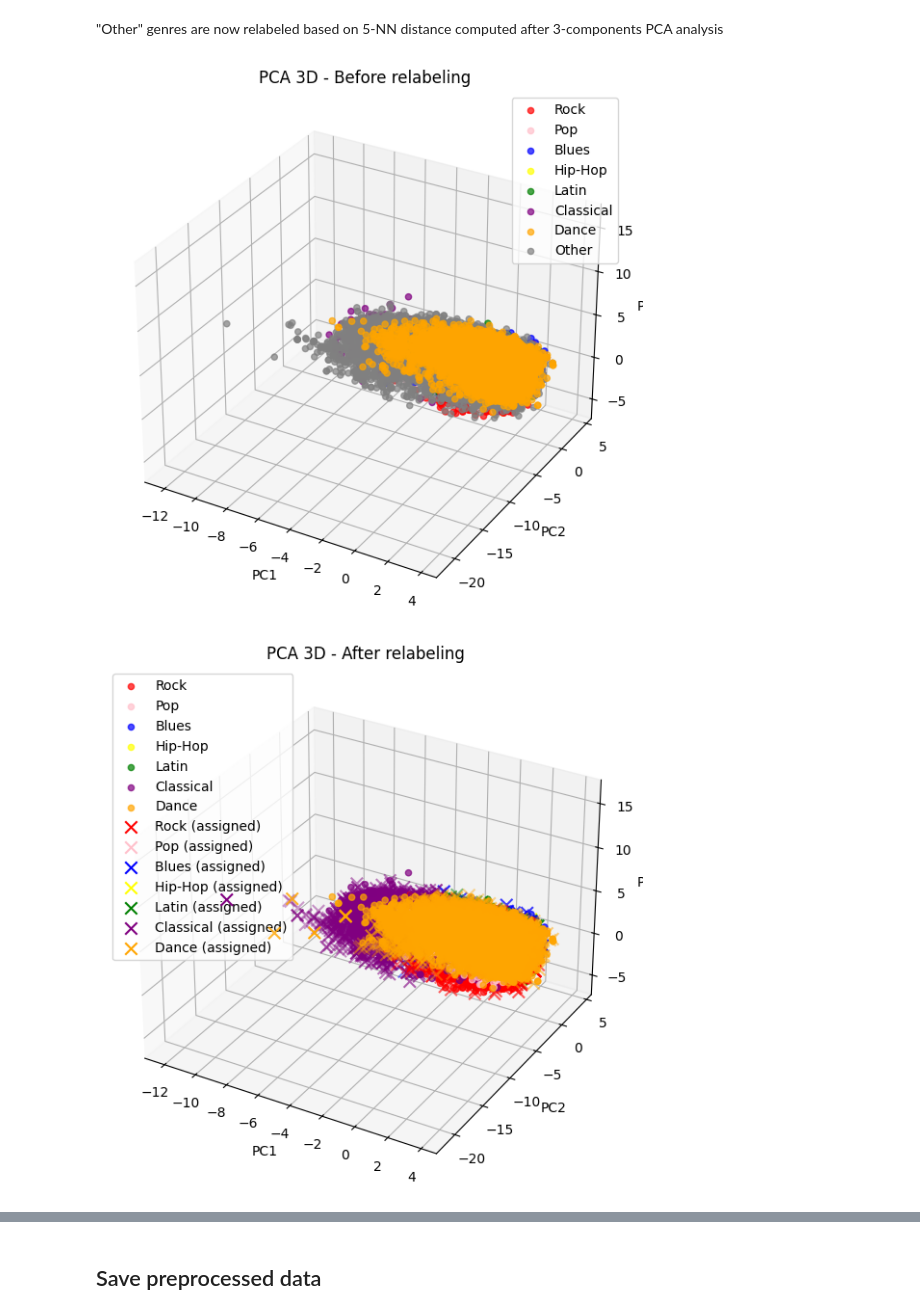
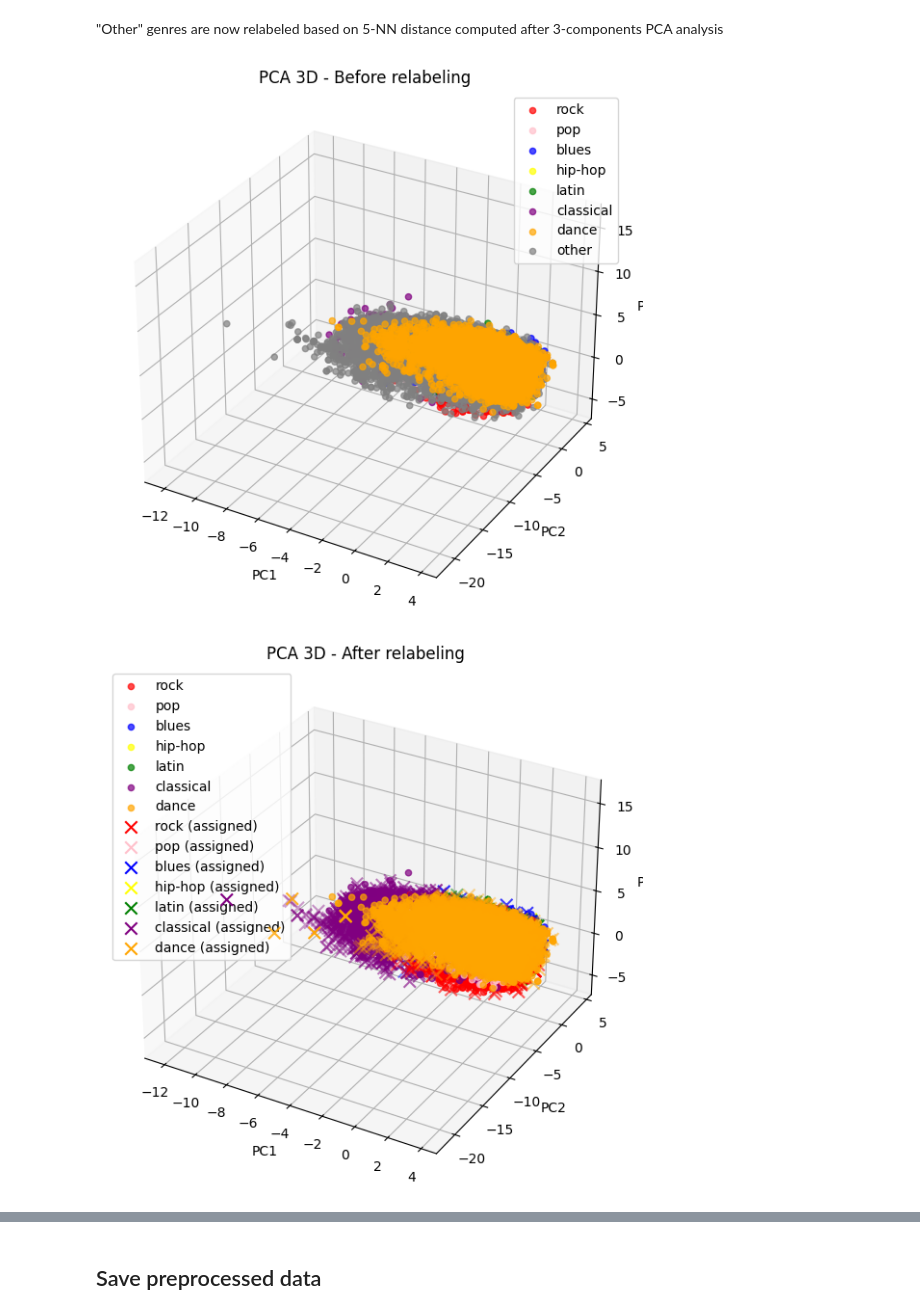
Before and after one commit to karanbir-singh/DAMIN-project, a Jupyter notebook: src/data_preprocess.ipynb, the cells around one changed output, grey strips where cells are left out. Drawn from its saved outputs; the diff is of its cells as text; code cells hidden in the pictures.

Commit message:
decoupled original and pca genre columns

```diff
--- a/src/data_preprocess.ipynb
+++ b/src/data_preprocess.ipynb
@@ -184,10 +184,10 @@ from sklearn.neighbors import KNeighborsClassifier
 import matplotlib.pyplot as plt
 
 def classify_others_pca_knn(cols, n_components=3, k=5):
-    main_categories = ["Rock", "Pop", "Blues", "Hip-Hop", "Latin", "Classical", "Dance"]
+    main_categories = ["rock", "pop", "blues", "hip-hop", "latin", "classical", "dance"]
 
-    df_main = df_spotify[df_spotify["track_genre"].isin(main_categories)].copy()
-    df_others = df_spotify[df_spotify["track_genre"] == "Other"].copy()
+    df_main = df_spotify[df_spotify["new_track_genre"].isin(main_categories)].copy()
+    df_others = df_spotify[df_spotify["new_track_genre"] == "other"].copy()
 
     # scaling
     scaler = StandardScaler()
@@ -200,37 +200,37 @@ def classify_others_pca_knn(cols, n_components=3, k=5):
     X_others_pca = pca.transform(X_others_scaled)
 
     # plot clusters before relabeling
-    plot_pca_3d(X_main=X_main_pca, y_main=df_main["track_genre"].values,
+    plot_pca_3d(X_main=X_main_pca, y_main=df_main["new_track_genre"].values,
                 X_others=X_others_pca, main_categories=main_categories,
                 title="PCA 3D - Before relabeling")
 
     # KNN relabeling
     knn = KNeighborsClassifier(n_neighbors=k)
-    knn.fit(X_main_pca, df_main["track_genre"])
+    knn.fit(X_main_pca, df_main["new_track_genre"])
 
     predicted = knn.predict(X_others_pca)
-    df_spotify.loc[df_others.index, "track_genre"] = predicted
+    df_spotify.loc[df_others.index, "new_track_genre"] = predicted
 
     # replot clusters after relabeling
-    plot_pca_3d(X_main=X_main_pca, y_main=df_main["track_genre"].values,
+    plot_pca_3d(X_main=X_main_pca, y_main=df_main["new_track_genre"].values,
                 X_others=X_others_pca, main_categories=main_categories,
                 assigned_labels=predicted, title="PCA 3D - After relabeling")
 
     print(f"Predicted labels: {Counter(predicted)}")
-    print(f"Final genres: {Counter(df_spotify["track_genre"])}")
+    print(f"Final genres: {Counter(df_spotify["new_track_genre"])}")
 
 def plot_pca_3d(X_main, y_main, X_others, main_categories, title, assigned_labels=None):
     fig = plt.figure(figsize=(10, 7))
     ax = fig.add_subplot(111, projection="3d")
 
     colors = {
-        "Rock": "red",
-        "Pop": "pink",
-        "Blues": "blue",
-        "Hip-Hop": "yellow",
-        "Latin": "green",
-        "Classical": "purple",
-        "Dance": "orange"
+        "rock": "red",
+        "pop": "pink",
+        "blues": "blue",
+        "hip-hop": "yellow",
+        "latin": "green",
+        "classical": "purple",
+        "dance": "orange"
     }
 
     for cat in main_categories:
@@ -240,32 +240,32 @@ def plot_pca_3d(X_main, y_main, X_others, main_categories, title, assigned_label
                 X_main[idx, 0], X_main[idx, 1], X_main[idx, 2],
                 c=colors[cat], label=cat, alpha=0.7, marker="o"
             )
 
     if assigned_labels is None:
         # first plot: original "Other"
         ax.scatter(
                 X_others[:, 0], X_others[:, 1], X_others[:, 2],
-                c="grey", label="Other", alpha=0.7, marker="o"
+                c="grey", label="other", alpha=0.7, marker="o"
             )
     else:
         # second plot: reassigned labels
         for cat in main_categories:
             idx = np.where(assigned_labels == cat)[0]
             if len(idx) > 0:
                 ax.scatter(
                         X_others[idx, 0], X_others[idx, 1], X_others[idx, 2],
                         c=colors[cat], label=f"{cat} (assigned)", marker="x", s=80
                     )
 
     ax.set_title(title)
     ax.set_xlabel("PC1")
     ax.set_ylabel("PC2")
     ax.set_zlabel("PC3")
     ax.legend()
     plt.show()
 
 technical_cols = ["duration_s", "danceability", "energy", "key", "loudness", "mode", "speechiness", "acousticness", "instrumentalness", "liveness", "valence", "tempo", "time_signature"]
 classify_others_pca_knn(technical_cols)
 # %% [output]
 [figure]
-[figure, old version]
+[figure, new version]
```
Also changed, not shown: parts of 2 cells of this notebook, 1 other file.
